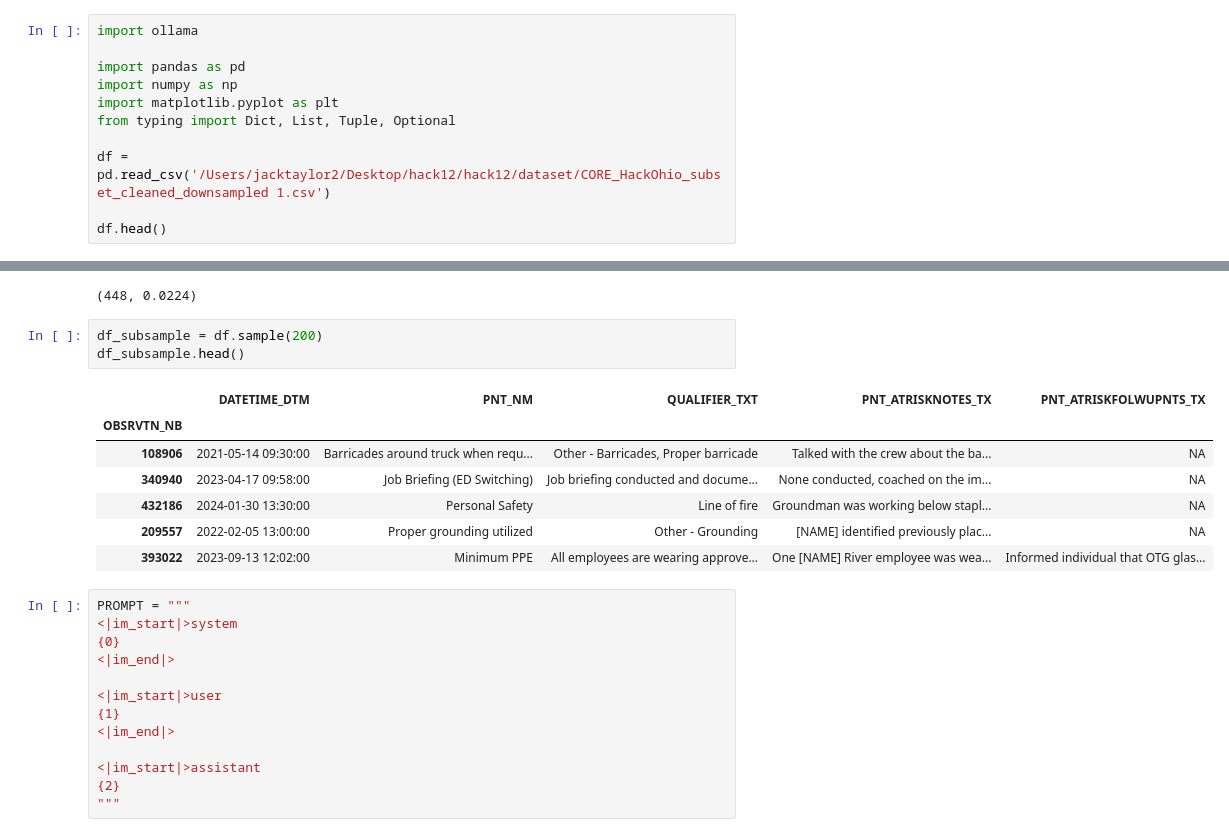
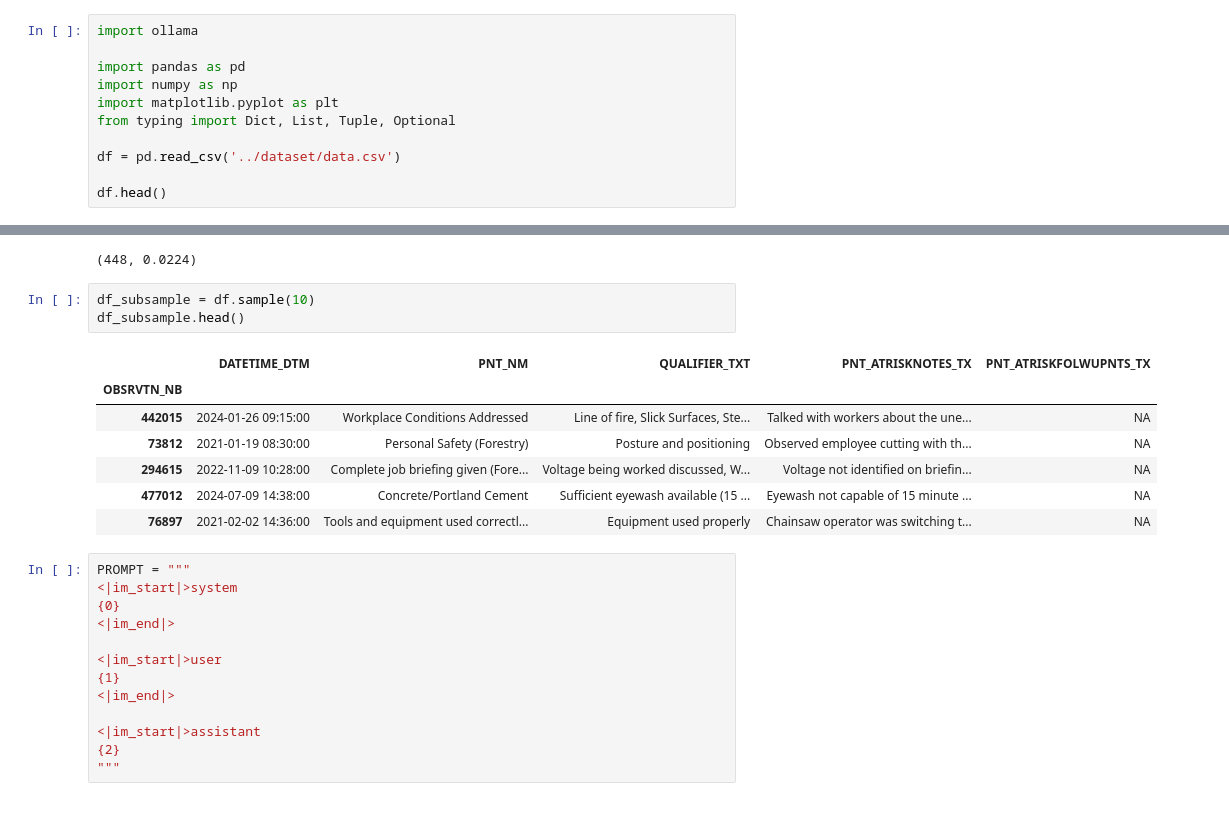
Before and after one commit to sonnekar/RiskClassification, a Jupyter notebook: prototype/prototype.ipynb, the cells around one changed output, grey strips where cells are left out. Cells and saved outputs as stored; diff of their text form.

```diff
--- a/prototype/prototype.ipynb
+++ b/prototype/prototype.ipynb
@@ -19,7 +19,7 @@ import numpy as np
 import matplotlib.pyplot as plt
 from typing import Dict, List, Tuple, Optional
 
-df = pd.read_csv('/Users/jacktaylor2/Desktop/hack12/hack12/dataset/CORE_HackOhio_subset_cleaned_downsampled 1.csv')
+df = pd.read_csv('../dataset/data.csv')
 
 df.head()
 # %% [output]
@@ -62,16 +67,16 @@ df['PNT_NM'].nunique(), df['PNT_NM'].nunique() / len(df)
 # %% [output]
 (448, 0.0224)
 # %%
-df_subsample = df.sample(200)
+df_subsample = df.sample(10)
 df_subsample.head()
 # %% [output]
 |  | DATETIME_DTM | PNT_NM | QUALIFIER_TXT | PNT_ATRISKNOTES_TX | PNT_ATRISKFOLWUPNTS_TX |
 | OBSRVTN_NB |  |  |  |  |  |
-| 108906 | 2021-05-14 09:30:00 | Barricades around truck when requ... | Other - Barricades, Proper barricade | Talked with the crew about the ba... | NA |
-| 340940 | 2023-04-17 09:58:00 | Job Briefing (ED Switching) | Job briefing conducted and docume... | None conducted, coached on the im... | NA |
-| 432186 | 2024-01-30 13:30:00 | Personal Safety | Line of fire | Groundman was working below stapl... | NA |
-| 209557 | 2022-02-05 13:00:00 | Proper grounding utilized | Other - Grounding | [NAME] identified previously plac... | NA |
-| 393022 | 2023-09-13 12:02:00 | Minimum PPE | All employees are wearing approve... | One [NAME] River employee was wea... | Informed individual that OTG glas... |
+| 442015 | 2024-01-26 09:15:00 | Workplace Conditions Addressed | Line of fire, Slick Surfaces, Ste... | Talked with workers about the une... | NA |
+| 73812 | 2021-01-19 08:30:00 | Personal Safety (Forestry) | Posture and positioning | Observed employee cutting with th... | NA |
+| 294615 | 2022-11-09 10:28:00 | Complete job briefing given (Fore... | Voltage being worked discussed, W... | Voltage not identified on briefin... | NA |
+| 477012 | 2024-07-09 14:38:00 | Concrete/Portland Cement | Sufficient eyewash available (15 ... | Eyewash not capable of 15 minute ... | NA |
+| 76897 | 2021-02-02 14:36:00 | Tools and equipment used correctl... | Equipment used properly | Chainsaw operator was switching t... | NA |
 # %%
 PROMPT = """
 <|im_start|>system
```
Also changed, not shown: parts of 3 cells of this notebook, 2 other files.
